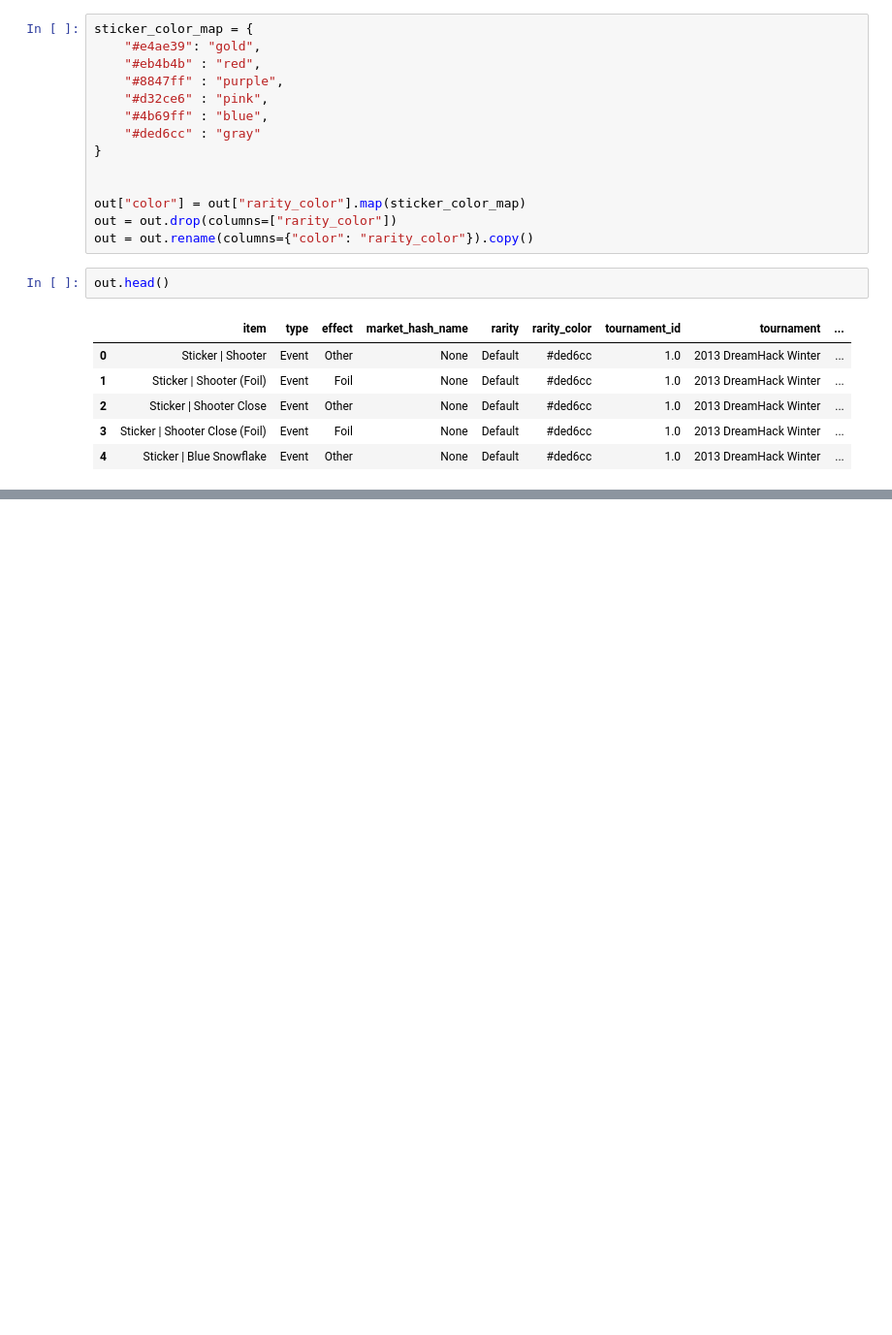
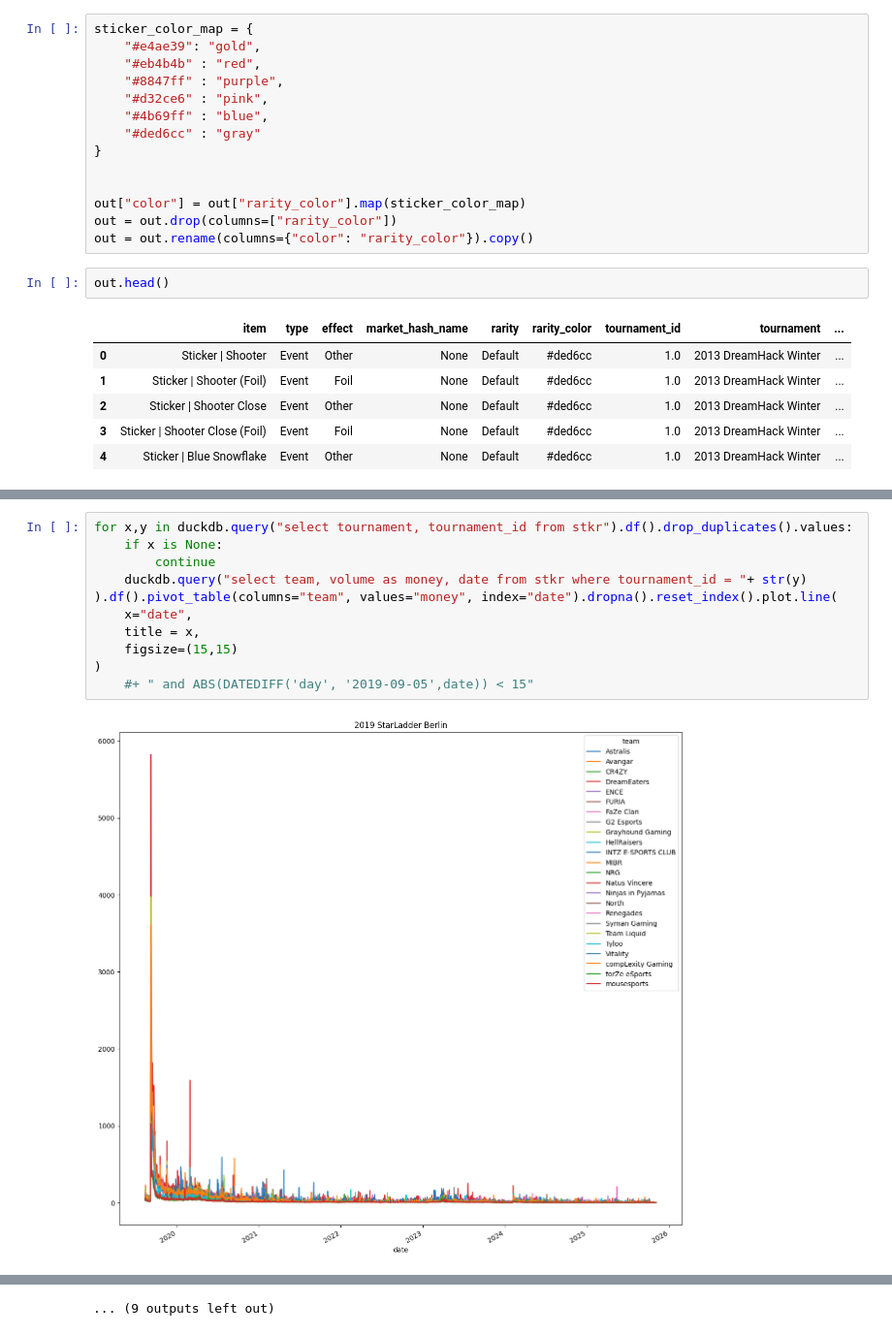
Before and after one commit to curtisjbradley/MarketReview, a Jupyter notebook: data-explore.ipynb, the cells around one changed output, grey strips where cells are left out. Shown at 97% size. Drawn from its saved outputs; the diff is of its cells as text; blank space fills up the shorter version.

```diff
--- a/data-explore.ipynb
+++ b/data-explore.ipynb
@@ -95,0 +106,12 @@ out.head()
+# %%
+for x,y in duckdb.query("select tournament, tournament_id from stkr").df().drop_duplicates().values:
+    if x is None:
+        continue
+    duckdb.query("select team, volume as money, date from stkr where tournament_id = "+ str(y) ).df().pivot_table(columns="team", values="money", index="date").dropna().reset_index().plot.line(
+    x="date",
+    title = x,
+    figsize=(15,15)
+)
+    #+ " and ABS(DATEDIFF('day', '2019-09-05',date)) < 15"
+# %% [output]
+[figure, added]
@@ -95,0 +129 @@ out.head()
+... (9 outputs left out)
```
Also changed, not shown: parts of 4 cells of this notebook.
